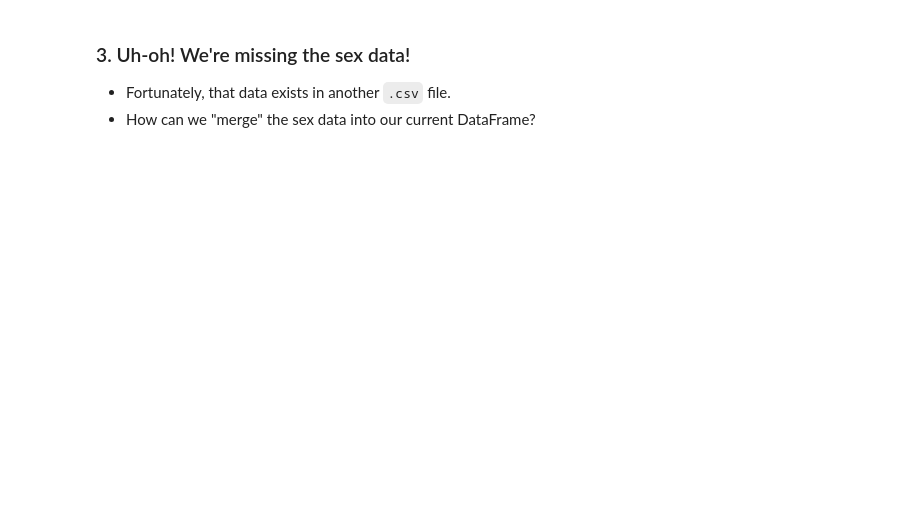
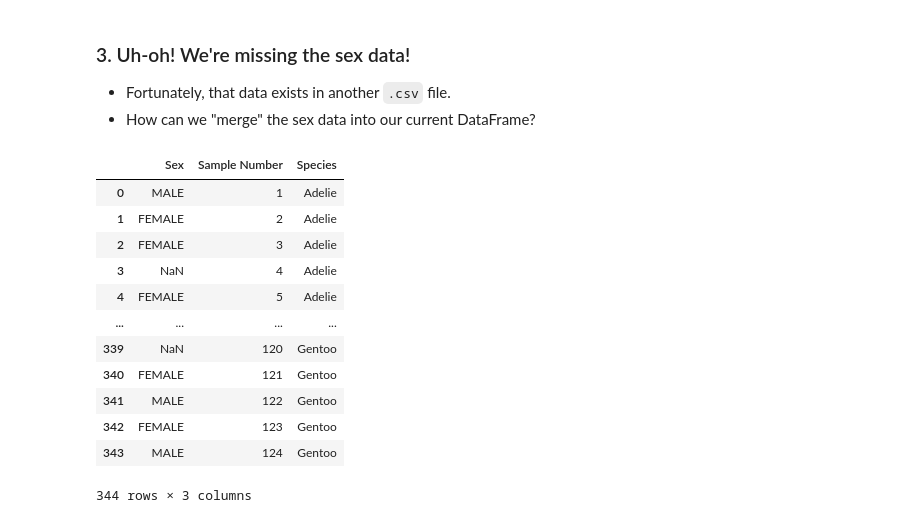
Before and after one commit to fkosse/bootcamp_projects, a Jupyter notebook: week_01/penguins/data_wrangling.ipynb, the cells around one changed output. Saved outputs shown, nothing was run; the diff lists cells and outputs as text; code cells hidden in the pictures; blank space fills up the shorter version.

```diff
--- a/week_01/penguins/data_wrangling.ipynb
+++ b/week_01/penguins/data_wrangling.ipynb
@@ -146,3 +195,19 @@ NameError: name 'sort_values' is not defined
 - How can we "merge" the sex data into our current DataFrame?
 # %%
 sex_df = pd.read_csv('sex_data_penguins.csv')
+# %%
+sex_df
+# %% [output]
+|  | Sex | Sample Number | Species |
+| 0 | MALE | 1 | Adelie |
+| 1 | FEMALE | 2 | Adelie |
+| 2 | FEMALE | 3 | Adelie |
+| 3 | NaN | 4 | Adelie |
+| 4 | FEMALE | 5 | Adelie |
+| ... | ... | ... | ... |
+| 339 | NaN | 120 | Gentoo |
+| 340 | FEMALE | 121 | Gentoo |
+| 341 | MALE | 122 | Gentoo |
+| 342 | FEMALE | 123 | Gentoo |
+| 343 | MALE | 124 | Gentoo |
+344 rows × 3 columns
```
Also changed, not shown: parts of 16 cells of this notebook.
